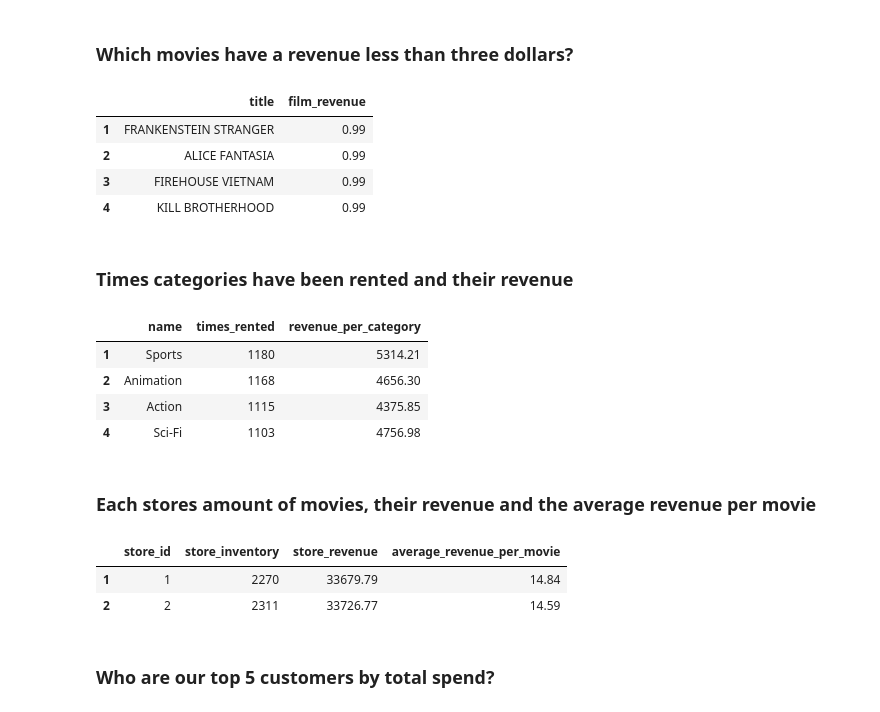
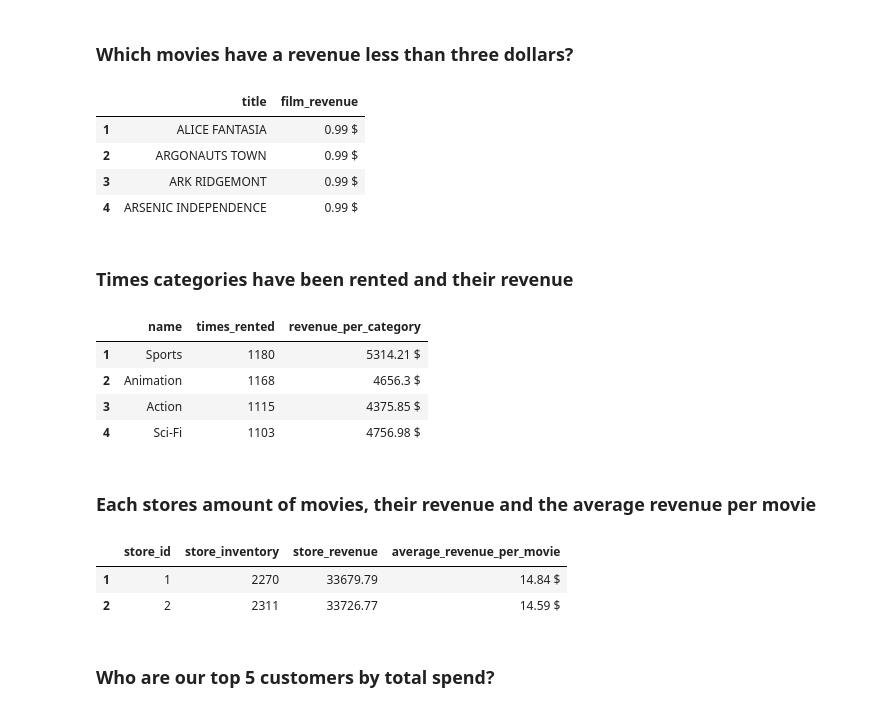
Before and after one commit to Anja-Sche/Lab_SQL_Anja_Scherwall_DE25, a Jupyter notebook: stakeholder_report.ipynb, the cells around one changed output. Drawn from its saved outputs; the diff is of its cells as text; code cells hidden in the pictures.

```diff
--- a/stakeholder_report.ipynb
+++ b/stakeholder_report.ipynb
@@ -149,25 +139,25 @@ actor_most_movies.head(4)
 # %%
 less_than_three_dollars = duckdb.sql("""
             SELECT
                 DISTINCT f.title,
-                ROUND(SUM(rental_rate),2) as film_revenue
+                ROUND(SUM(rental_rate),2) || ' $' AS film_revenue
             FROM
                 film f
                 LEFT JOIN inventory i ON f.film_id = i.film_id
                 LEFT JOIN rental r ON r.inventory_id = i.inventory_id
             GROUP BY f.title
-            HAVING film_revenue < 3
-            ORDER BY film_revenue ASC;
+            HAVING film_revenue < '3'
+            ORDER BY film_revenue ASC, title ASC;
 """).df()
 less_than_three_dollars.index = less_than_three_dollars.index +1
 
 less_than_three_dollars.head(4)
 # %% [output]
 |  | title | film_revenue |
-| 1 | FRANKENSTEIN STRANGER | 0.99 |
-| 2 | ALICE FANTASIA | 0.99 |
-| 3 | FIREHOUSE VIETNAM | 0.99 |
-| 4 | KILL BROTHERHOOD | 0.99 |
+| 1 | ALICE FANTASIA | 0.99 $ |
+| 2 | ARGONAUTS TOWN | 0.99 $ |
+| 3 | ARK RIDGEMONT | 0.99 $ |
+| 4 | ARSENIC INDEPENDENCE | 0.99 $ |
 # %% [markdown]
 ### Times categories have been rented and their revenue
 # %%
@@ -175,7 +165,7 @@ category_rental_rate_and_revenue = duckdb.sql("""
             SELECT
                 DISTINCT c.name,
                 COUNT(rental_rate) AS times_rented,
-                ROUND(SUM(p.amount),2) AS revenue_per_category,
+                ROUND(SUM(p.amount),2) || ' $' AS revenue_per_category,
             FROM
                 film f
                 LEFT JOIN inventory i ON f.film_id = i.film_id
@@ -191,10 +181,10 @@ category_rental_rate_and_revenue.index = category_rental_rate_and_revenue.index
 category_rental_rate_and_revenue.head(4)
 # %% [output]
 |  | name | times_rented | revenue_per_category |
-| 1 | Sports | 1180 | 5314.21 |
-| 2 | Animation | 1168 | 4656.30 |
-| 3 | Action | 1115 | 4375.85 |
-| 4 | Sci-Fi | 1103 | 4756.98 |
+| 1 | Sports | 1180 | 5314.21 $ |
+| 2 | Animation | 1168 | 4656.3 $ |
+| 3 | Action | 1115 | 4375.85 $ |
+| 4 | Sci-Fi | 1103 | 4756.98 $ |
 # %% [markdown]
 ### Each stores amount of movies, their revenue and the average revenue per movie
 # %%
@@ -203,7 +193,7 @@ store_inventory_revenue = duckdb.sql("""
                 distinct i.store_id,
                 COUNT(DISTINCT i.inventory_id) AS store_inventory,
                 ROUND(SUM(p.amount),2) AS store_revenue,
-                ROUND(store_revenue/store_inventory, 2) AS average_revenue_per_movie
+                ROUND(store_revenue/store_inventory, 2) || ' $' AS average_revenue_per_movie
             FROM inventory i
                 LEFT JOIN rental r ON r.inventory_id = i.inventory_id
                 LEFT JOIN payment p ON p.rental_id = r.rental_id
@@ -215,8 +205,8 @@ store_inventory_revenue.index = store_inventory_revenue.index +1
 store_inventory_revenue
 # %% [output]
 |  | store_id | store_inventory | store_revenue | average_revenue_per_movie |
-| 1 | 1 | 2270 | 33679.79 | 14.84 |
-| 2 | 2 | 2311 | 33726.77 | 14.59 |
+| 1 | 1 | 2270 | 33679.79 | 14.84 $ |
+| 2 | 2 | 2311 | 33726.77 | 14.59 $ |
 # %% [markdown]
 ### Who are our top 5 customers by total spend?
 # %%
```
Also changed, not shown: parts of 5 cells of this notebook, 2 other files.
